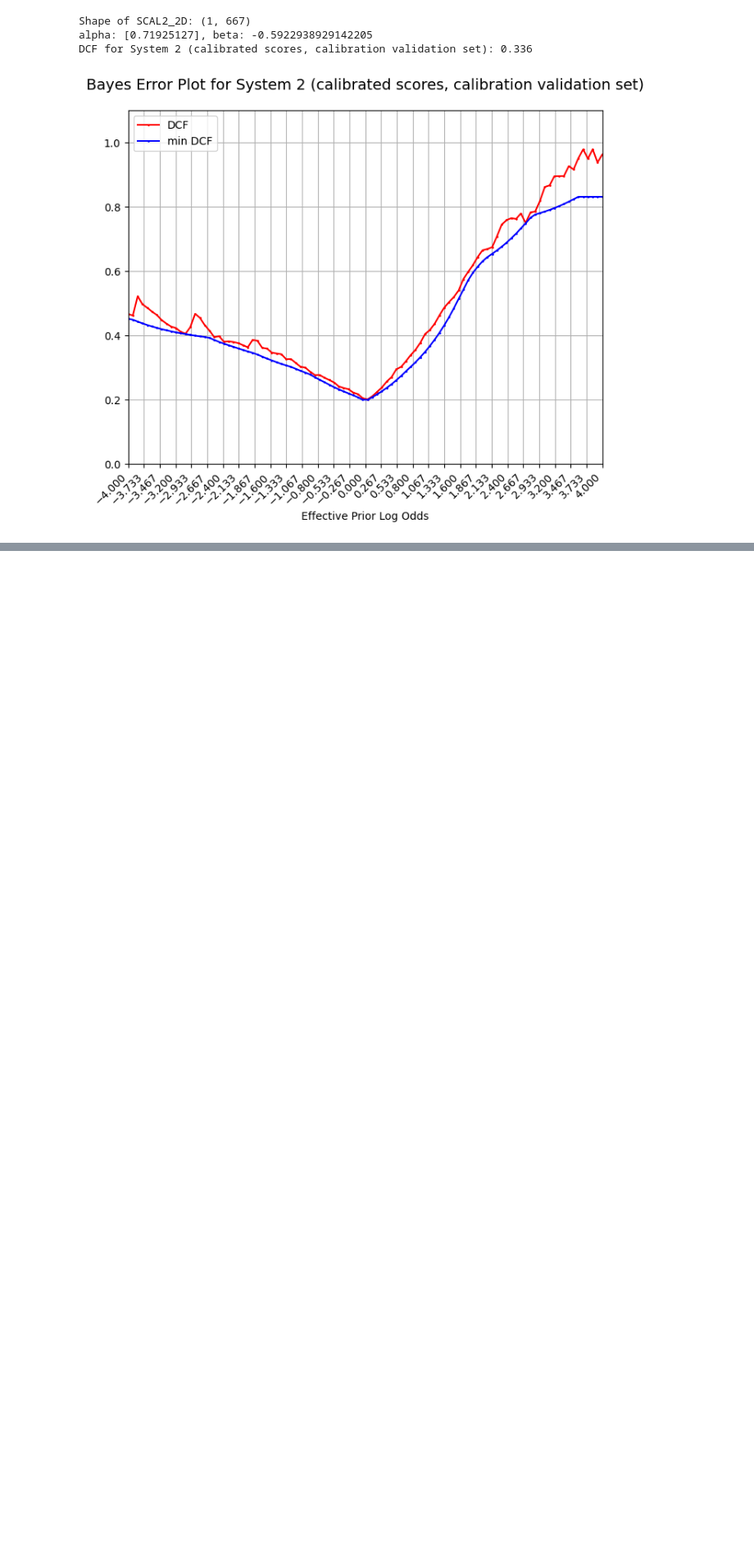
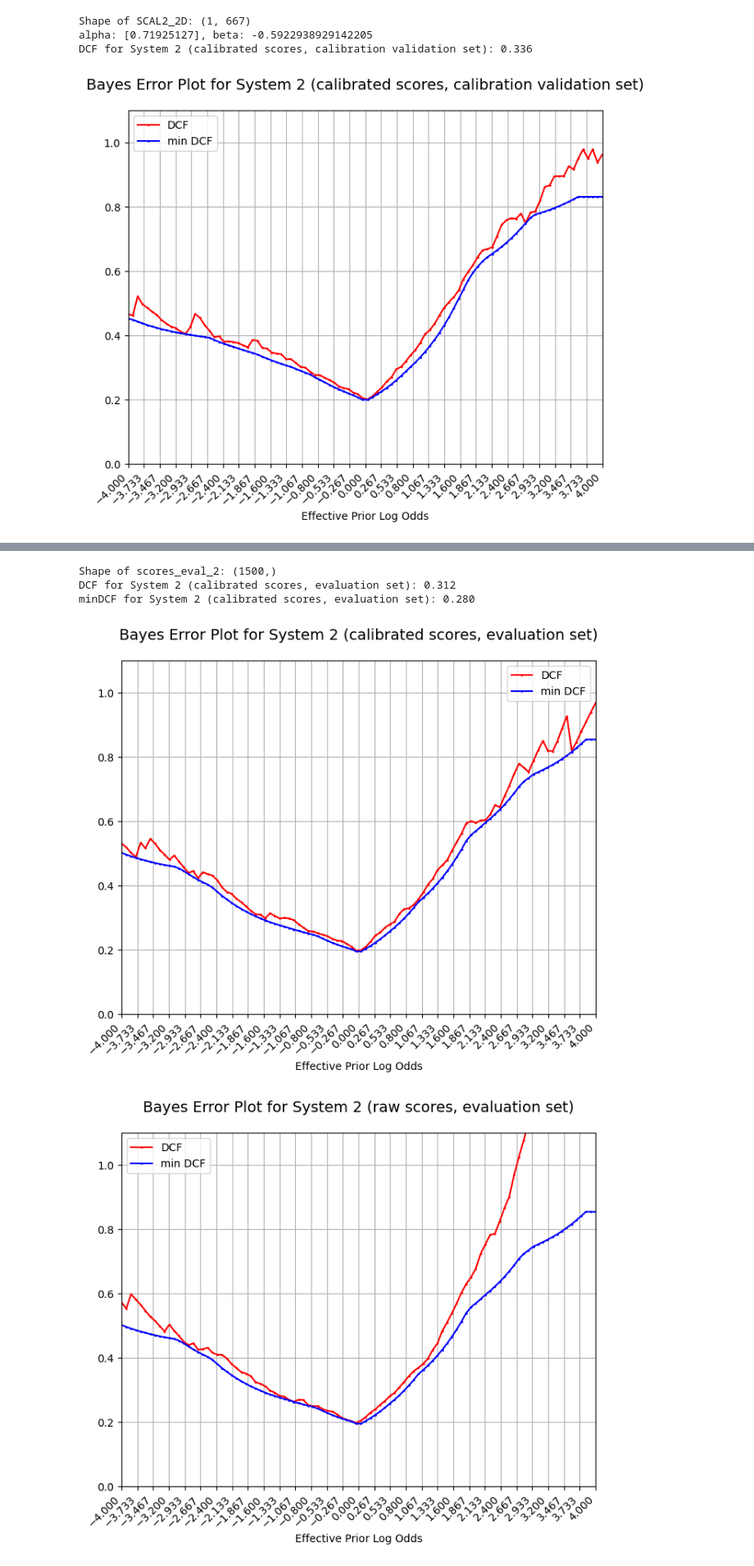
Before and after one commit to RiccardoRevalor/MachineLearningPatternRecognition, a Jupyter notebook: lab12_CalibrationFusion/cal_fusion.ipynb, the cells around one changed output, grey strips where cells are left out. Shown: that part at 82% size. Cells and saved outputs as stored; diff of their text form; code cells hidden in the pictures; blank space fills up the shorter version.

```diff
--- a/lab12_CalibrationFusion/cal_fusion.ipynb
+++ b/lab12_CalibrationFusion/cal_fusion.ipynb
@@ -188,11 +188,11 @@ print(f"Shape of SCAL2_2D: {SCAL2_2D.shape}")
 SVAL2_2D = vrow(SVAL2)
 #we calibrate for prior true 0.2
 #no regularitazion term, so lambda = l = 0
-alpha, beta, _ = trainLogReg_PriorWeighted(SCAL2_2D, LCAL, l = 0, manual_grad=True, PriorTrue=pT)
-print(f"alpha: {alpha}, beta: {beta}")
+alpha_2, beta_2, _ = trainLogReg_PriorWeighted(SCAL2_2D, LCAL, l = 0, manual_grad=True, PriorTrue=pT)
+print(f"alpha: {alpha_2}, beta: {beta_2}")
 #now we construct the decision surface, linear
 priorLogOdds = np.log(pT / (1 - pT))  # log odds for prior true
-calibrated_SVAL2 = (alpha @ SVAL2_2D + beta - priorLogOdds).ravel()  # ravel to go back to 1-D array
+calibrated_SVAL2 = (alpha_2 @ SVAL2_2D + beta_2 - priorLogOdds).ravel()  # ravel to go back to 1-D array
 #we now use the Calibration Validation Set to compute the DCF for the calibrated scores
 DCF_2_calibrated = computeEmpiricalBayesRisk_Normalized(calibrated_SVAL2, LVAL, pT, 1.0, 1.0)
 print(f"DCF for System 2 (calibrated scores, calibration validation set): {DCF_2_calibrated:.3f}")
@@ -205,0 +238,22 @@ DCF for System 2 (calibrated scores, calibration validation set): 0.336
+# %%
+# CALIBRATION ON EVAL SET FOR SYSTEM 2
+#load evaluation set scores
+scores_eval_2 = np.load("./Data/eval_scores_2.npy")
+print(f"Shape of scores_eval_2: {scores_eval_2.shape}")
+#apply the model on evaluation set
+calibrated_EVAL_scores_2 = (alpha_2 @ vrow(scores_eval_2) + beta_2 - priorLogOdds).ravel()  # ravel to go back to 1-D array
+#compute DCF for the calibrated scores on evaluation set
+DCF_eval_2 = computeEmpiricalBayesRisk_Normalized(calibrated_EVAL_scores_2, labels_eval, pT, 1.0, 1.0)
+print(f"DCF for System 2 (calibrated scores, evaluation set): {DCF_eval_2:.3f}")
+minDCF_eval_2 = computeMinEmpiricalBayesRisk_Normalized(calibrated_EVAL_scores_2, labels_eval, pT, 1.0, 1.0)
+print(f"minDCF for System 2 (calibrated scores, evaluation set): {minDCF_eval_2:.3f}")
+#bayes error plot for calibrated scores of system 2 on evaluation set
+plotBayesErrorPlots(effPriorLogOdds, calibrated_EVAL_scores_2, labels_eval, title="Bayes Error Plot for System 2 (calibrated scores, evaluation set)")
+#bayes error plots of raw scores on evaluation set
+plotBayesErrorPlots(effPriorLogOdds, scores_eval_2, labels_eval, title="Bayes Error Plot for System 2 (raw scores, evaluation set)")
+# %% [output]
+Shape of scores_eval_2: (1500,)
+DCF for System 2 (calibrated scores, evaluation set): 0.312
+minDCF for System 2 (calibrated scores, evaluation set): 0.280
+[figure, added]
+[figure, added]
```
Also changed, not shown: parts of 4 cells of this notebook, 3 other files.
